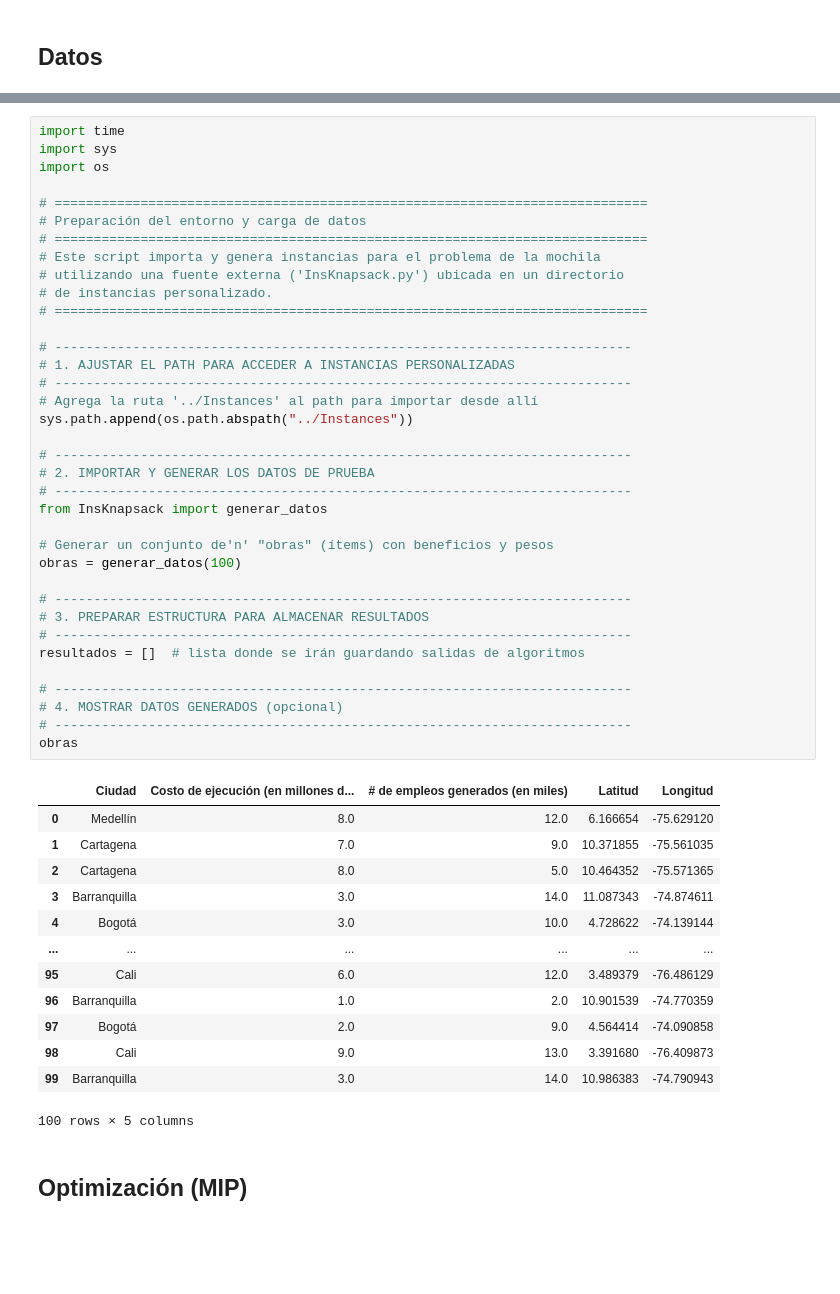
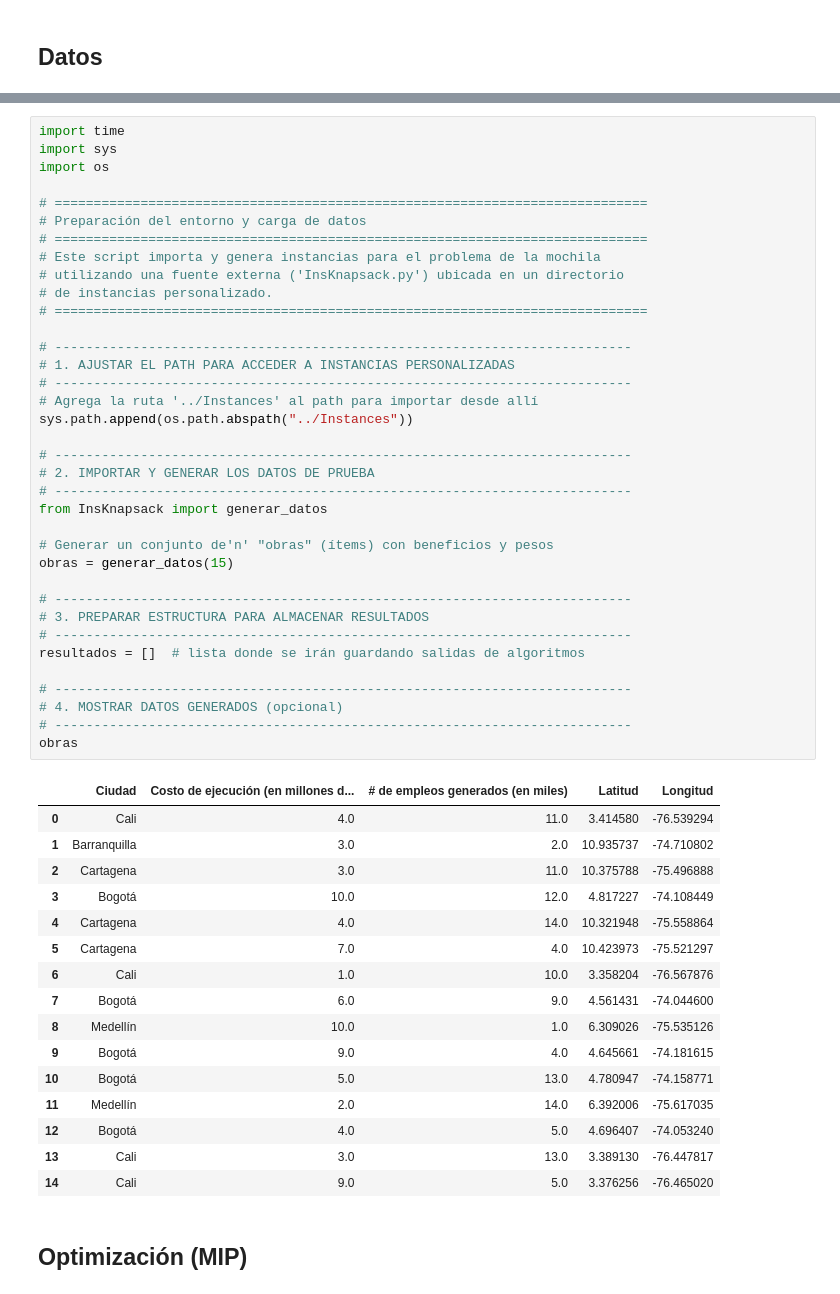
Before and after one commit to Asistencia-Optimizacion/Material_Reforma, a Jupyter notebook: Knapsack/MinObras.ipynb, the cells around one changed output, grey strips where cells are left out. Drawn from its saved outputs; the diff is of its cells as text; blank space fills up the shorter version.

```diff
--- a/Knapsack/MinObras.ipynb
+++ b/Knapsack/MinObras.ipynb
@@ -36,46 +37,49 @@ import os
 # ============================================================================
 # Este script importa y genera instancias para el problema de la mochila
 # utilizando una fuente externa ('InsKnapsack.py') ubicada en un directorio
 # de instancias personalizado.
 # ============================================================================
 
 # --------------------------------------------------------------------------
 # 1. AJUSTAR EL PATH PARA ACCEDER A INSTANCIAS PERSONALIZADAS
 # --------------------------------------------------------------------------
 # Agrega la ruta '../Instances' al path para importar desde allí
 sys.path.append(os.path.abspath("../Instances"))
 
 # --------------------------------------------------------------------------
 # 2. IMPORTAR Y GENERAR LOS DATOS DE PRUEBA
 # --------------------------------------------------------------------------
 from InsKnapsack import generar_datos
 
 # Generar un conjunto de'n' "obras" (ítems) con beneficios y pesos
-obras = generar_datos(100)
+obras = generar_datos(15)
 
 # --------------------------------------------------------------------------
 # 3. PREPARAR ESTRUCTURA PARA ALMACENAR RESULTADOS
 # --------------------------------------------------------------------------
 resultados = []  # lista donde se irán guardando salidas de algoritmos
 
 # --------------------------------------------------------------------------
 # 4. MOSTRAR DATOS GENERADOS (opcional)
 # --------------------------------------------------------------------------
 obras
 # %% [output]
 |  | Ciudad | Costo de ejecución (en millones d... | # de empleos generados (en miles) | Latitud | Longitud |
-| 0 | Medellín | 8.0 | 12.0 | 6.166654 | -75.629120 |
-| 1 | Cartagena | 7.0 | 9.0 | 10.371855 | -75.561035 |
-| 2 | Cartagena | 8.0 | 5.0 | 10.464352 | -75.571365 |
-| 3 | Barranquilla | 3.0 | 14.0 | 11.087343 | -74.874611 |
-| 4 | Bogotá | 3.0 | 10.0 | 4.728622 | -74.139144 |
-| ... | ... | ... | ... | ... | ... |
-| 95 | Cali | 6.0 | 12.0 | 3.489379 | -76.486129 |
-| 96 | Barranquilla | 1.0 | 2.0 | 10.901539 | -74.770359 |
-| 97 | Bogotá | 2.0 | 9.0 | 4.564414 | -74.090858 |
-| 98 | Cali | 9.0 | 13.0 | 3.391680 | -76.409873 |
-| 99 | Barranquilla | 3.0 | 14.0 | 10.986383 | -74.790943 |
+| 0 | Cali | 4.0 | 11.0 | 3.414580 | -76.539294 |
+| 1 | Barranquilla | 3.0 | 2.0 | 10.935737 | -74.710802 |
+| 2 | Cartagena | 3.0 | 11.0 | 10.375788 | -75.496888 |
+| 3 | Bogotá | 10.0 | 12.0 | 4.817227 | -74.108449 |
+| 4 | Cartagena | 4.0 | 14.0 | 10.321948 | -75.558864 |
+| 5 | Cartagena | 7.0 | 4.0 | 10.423973 | -75.521297 |
+| 6 | Cali | 1.0 | 10.0 | 3.358204 | -76.567876 |
+| 7 | Bogotá | 6.0 | 9.0 | 4.561431 | -74.044600 |
+| 8 | Medellín | 10.0 | 1.0 | 6.309026 | -75.535126 |
+| 9 | Bogotá | 9.0 | 4.0 | 4.645661 | -74.181615 |
+| 10 | Bogotá | 5.0 | 13.0 | 4.780947 | -74.158771 |
+| 11 | Medellín | 2.0 | 14.0 | 6.392006 | -75.617035 |
+| 12 | Bogotá | 4.0 | 5.0 | 4.696407 | -74.053240 |
+| 13 | Cali | 3.0 | 13.0 | 3.389130 | -76.447817 |
+| 14 | Cali | 9.0 | 5.0 | 3.376256 | -76.465020 |
-100 rows × 5 columns
 # %% [markdown]
 ## Optimización (MIP)
 # %% [markdown]
```
Also changed, not shown: parts of 39 cells of this notebook, 1 other file.
